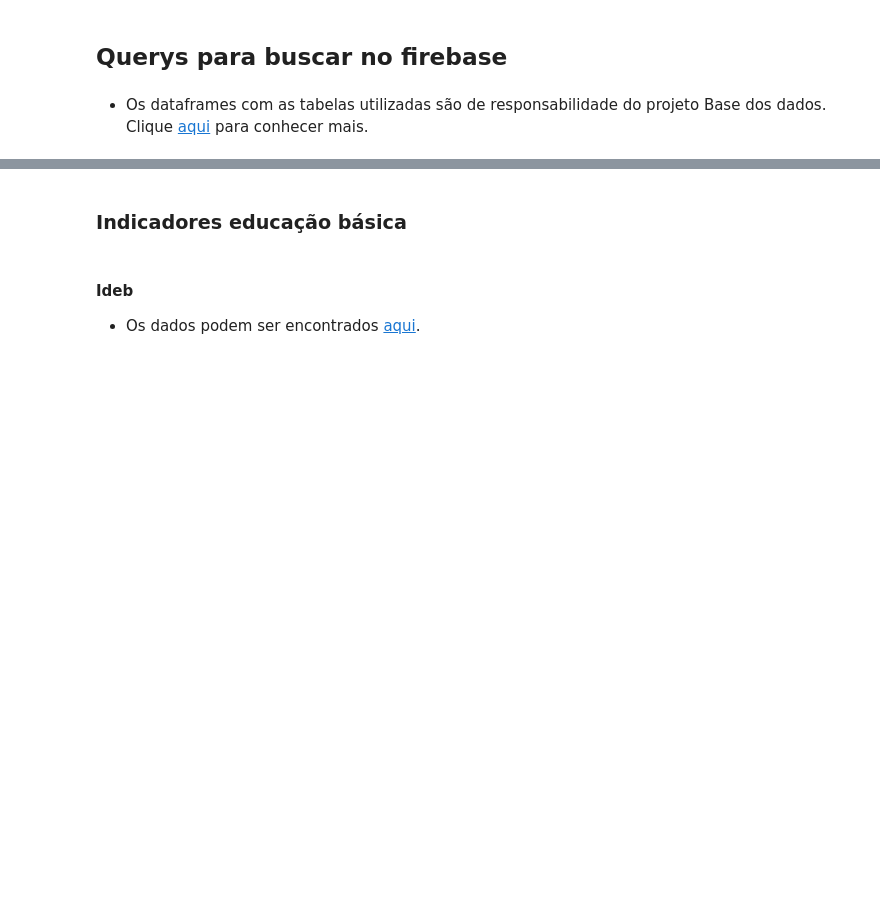
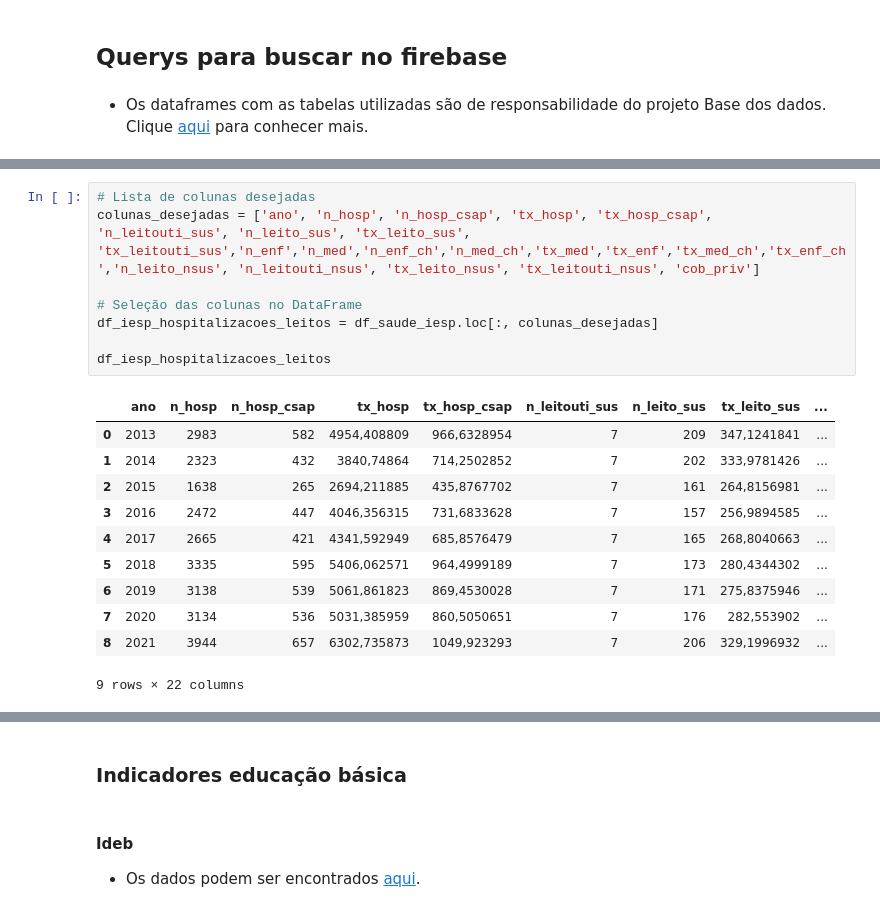
Before and after one commit to AllysonAbreu/dw_contas_publicas_2022, a Jupyter notebook: dea_despesas_dados_novos.ipynb, the cells around one changed output, grey strips where cells are left out. Drawn from its saved outputs; the diff is of its cells as text; blank space fills up the shorter version.

```diff
--- a/dea_despesas_dados_novos.ipynb
+++ b/dea_despesas_dados_novos.ipynb
@@ -78,0 +183,20 @@ Length: 68, dtype: object
+# %%
+# Lista de colunas desejadas
+colunas_desejadas = ['ano', 'n_hosp', 'n_hosp_csap', 'tx_hosp', 'tx_hosp_csap', 'n_leitouti_sus', 'n_leito_sus', 'tx_leito_sus', 'tx_leitouti_sus','n_enf','n_med','n_enf_ch','n_med_ch','tx_med','tx_enf','tx_med_ch','tx_enf_ch','n_leito_nsus', 'n_leitouti_nsus', 'tx_leito_nsus', 'tx_leitouti_nsus', 'cob_priv']
+
+# Seleção das colunas no DataFrame
+df_iesp_hospitalizacoes_leitos = df_saude_iesp.loc[:, colunas_desejadas]
+
+df_iesp_hospitalizacoes_leitos
+# %% [output]
+|  | ano | n_hosp | n_hosp_csap | tx_hosp | tx_hosp_csap | n_leitouti_sus | n_leito_sus | tx_leito_sus | ... |
+| 0 | 2013 | 2983 | 582 | 4954,408809 | 966,6328954 | 7 | 209 | 347,1241841 | ... |
+| 1 | 2014 | 2323 | 432 | 3840,74864 | 714,2502852 | 7 | 202 | 333,9781426 | ... |
+| 2 | 2015 | 1638 | 265 | 2694,211885 | 435,8767702 | 7 | 161 | 264,8156981 | ... |
+| 3 | 2016 | 2472 | 447 | 4046,356315 | 731,6833628 | 7 | 157 | 256,9894585 | ... |
+| 4 | 2017 | 2665 | 421 | 4341,592949 | 685,8576479 | 7 | 165 | 268,8040663 | ... |
+| 5 | 2018 | 3335 | 595 | 5406,062571 | 964,4999189 | 7 | 173 | 280,4344302 | ... |
+| 6 | 2019 | 3138 | 539 | 5061,861823 | 869,4530028 | 7 | 171 | 275,8375946 | ... |
+| 7 | 2020 | 3134 | 536 | 5031,385959 | 860,5050651 | 7 | 176 | 282,553902 | ... |
+| 8 | 2021 | 3944 | 657 | 6302,735873 | 1049,923293 | 7 | 206 | 329,1996932 | ... |
+9 rows × 22 columns
```
Also changed, not shown: parts of 25 cells of this notebook.
